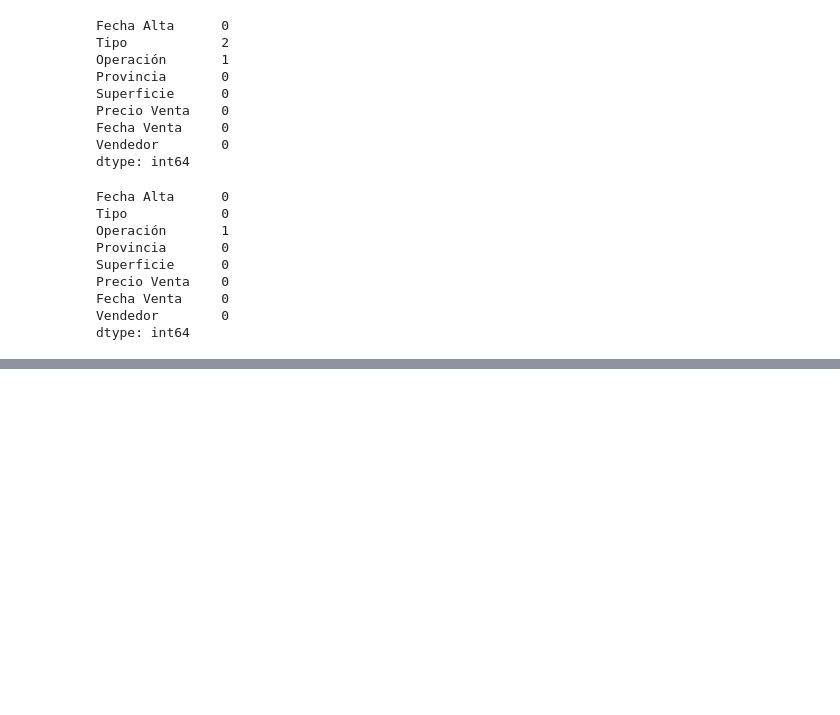
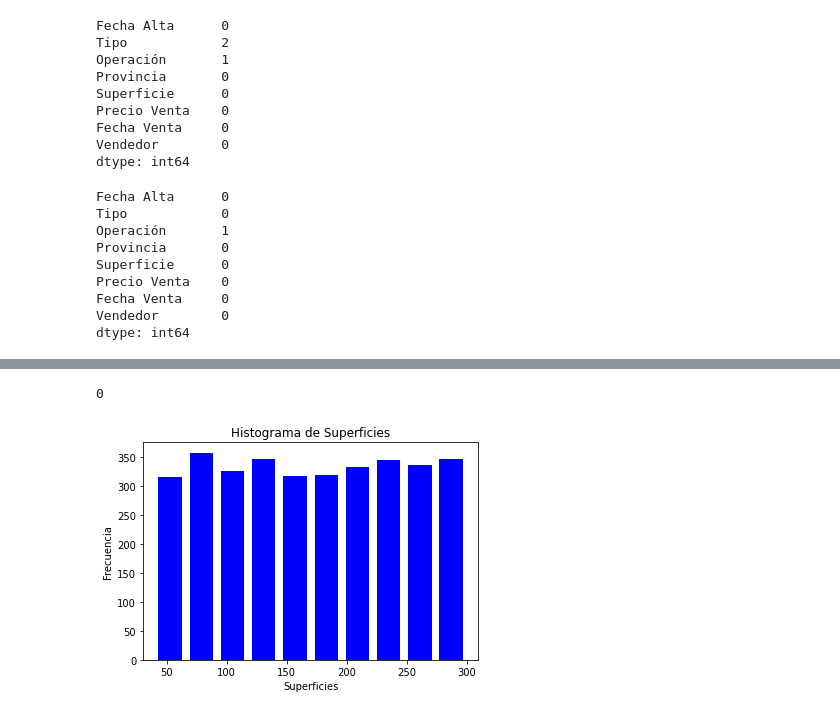
Before and after one commit to Gerardoaaburto/Actividad2, a Jupyter notebook: Actividad-2.ipynb, the cells around one changed output, grey strips where cells are left out. Saved outputs shown, nothing was run; the diff lists cells and outputs as text; code cells hidden in the pictures; blank space fills up the shorter version.

Commit message:
Se realizo por ultimo un histograma.

```diff
--- a/Actividad-2.ipynb
+++ b/Actividad-2.ipynb
@@ -210,0 +201,6 @@ dtype: int64
+# %%
+#Obtenemos la cuenta de los elementos nulos del dataframe completo
+Cuenta_Total_Nulos= data3.isnull().sum().sum()
+Cuenta_Total_Nulos
+# %% [output]
+0
@@ -210,0 +210,10 @@ dtype: int64
+# %%
+#Realizamos histograma de variables cuantitativas
+plt.hist(x=data3["Superficie"], color='blue', rwidth=0.75)
+plt.title('Histograma de Superficies')
+plt.xlabel('Superficies')
+plt.ylabel('Frecuencia')
+
+plt.show() #dibujamos el histograma
+# %% [output]
+[figure, added]
```
Also changed, not shown: parts of 2 cells of this notebook.
